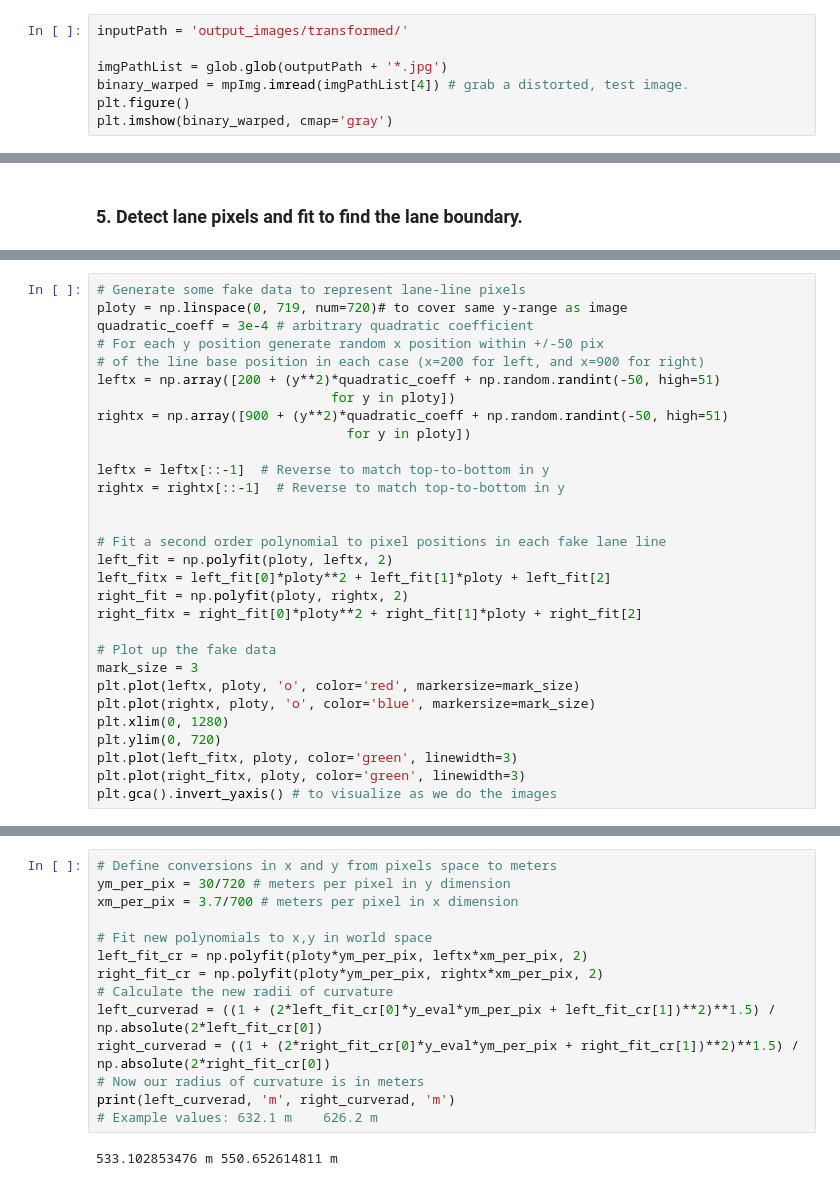
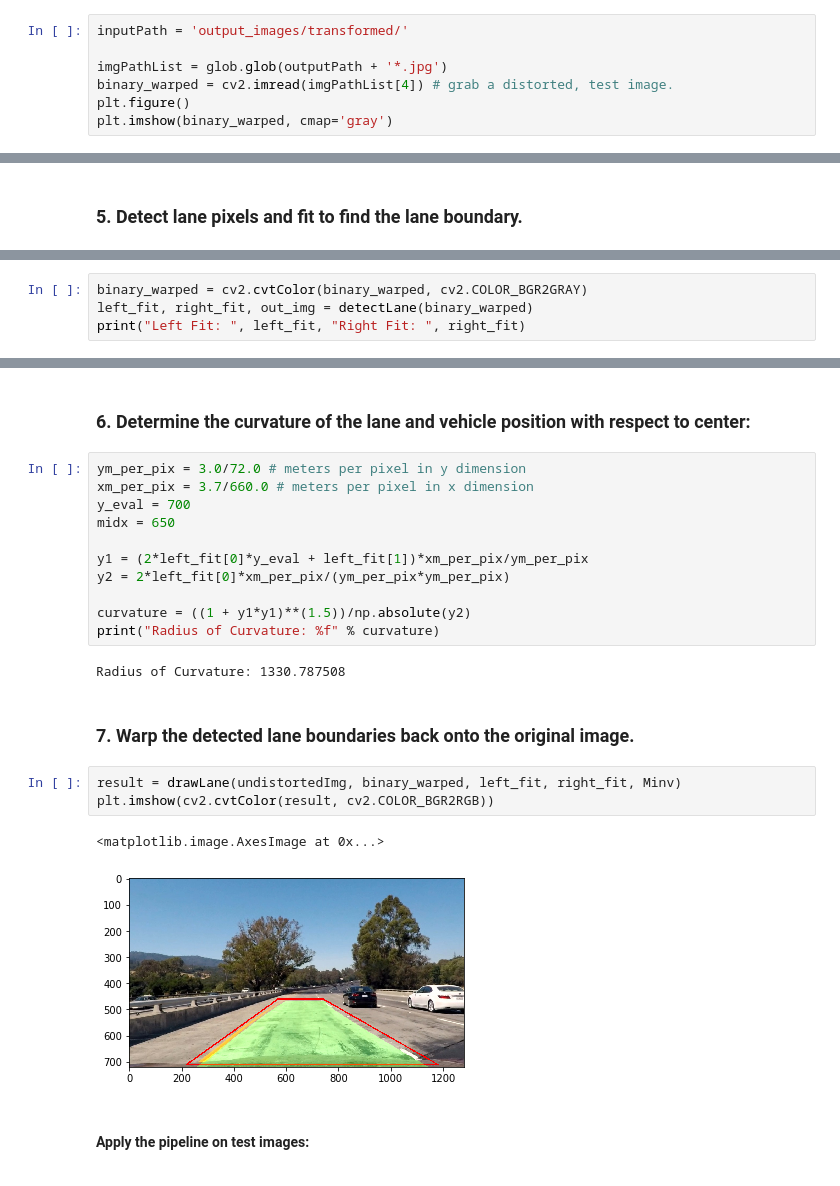
Before and after one commit to pionoor/CarND-Advanced-Lane-Lines, a Jupyter notebook: main.ipynb, the cells around one changed output, grey strips where cells are left out. Drawn from its saved outputs; the diff is of its cells as text.

```diff
--- a/main.ipynb
+++ b/main.ipynb
@@ -219,7 +136,7 @@ Done!
 inputPath = 'output_images/transformed/'
 
 imgPathList = glob.glob(outputPath + '*.jpg')
-binary_warped = mpImg.imread(imgPathList[4]) # grab a distorted, test image.
+binary_warped = cv2.imread(imgPathList[4]) # grab a distorted, test image.
 plt.figure()
 plt.imshow(binary_warped, cmap='gray')
 # %% [output]
@@ -309,0 +147,4 @@ At this point, you're done! But here is how you can visualize the result as well
+# %%
+binary_warped = cv2.cvtColor(binary_warped, cv2.COLOR_BGR2GRAY)
+left_fit, right_fit, out_img = detectLane(binary_warped)
+print("Left Fit: ", left_fit, "Right Fit: ", right_fit)
@@ -393,30 +168,0 @@ plt.ylim(720, 0)
-# %%
-# Generate some fake data to represent lane-line pixels
-ploty = np.linspace(0, 719, num=720)# to cover same y-range as image
-quadratic_coeff = 3e-4 # arbitrary quadratic coefficient
-# For each y position generate random x position within +/-50 pix
-# of the line base position in each case (x=200 for left, and x=900 for right)
-leftx = np.array([200 + (y**2)*quadratic_coeff + np.random.randint(-50, high=51)
-                              for y in ploty])
-rightx = np.array([900 + (y**2)*quadratic_coeff + np.random.randint(-50, high=51)
-                                for y in ploty])
-
-leftx = leftx[::-1]  # Reverse to match top-to-bottom in y
-rightx = rightx[::-1]  # Reverse to match top-to-bottom in y
-
-
-# Fit a second order polynomial to pixel positions in each fake lane line
-left_fit = np.polyfit(ploty, leftx, 2)
-left_fitx = left_fit[0]*ploty**2 + left_fit[1]*ploty + left_fit[2]
-right_fit = np.polyfit(ploty, rightx, 2)
-right_fitx = right_fit[0]*ploty**2 + right_fit[1]*ploty + right_fit[2]
-
-# Plot up the fake data
-mark_size = 3
-plt.plot(leftx, ploty, 'o', color='red', markersize=mark_size)
-plt.plot(rightx, ploty, 'o', color='blue', markersize=mark_size)
-plt.xlim(0, 1280)
-plt.ylim(0, 720)
-plt.plot(left_fitx, ploty, color='green', linewidth=3)
-plt.plot(right_fitx, ploty, color='green', linewidth=3)
-plt.gca().invert_yaxis() # to visualize as we do the images
@@ -435,16 +169,25 @@ print(left_curverad, right_curverad)
-# %%
-# Define conversions in x and y from pixels space to meters
-ym_per_pix = 30/720 # meters per pixel in y dimension
-xm_per_pix = 3.7/700 # meters per pixel in x dimension
-
-# Fit new polynomials to x,y in world space
-left_fit_cr = np.polyfit(ploty*ym_per_pix, leftx*xm_per_pix, 2)
-right_fit_cr = np.polyfit(ploty*ym_per_pix, rightx*xm_per_pix, 2)
-# Calculate the new radii of curvature
-left_curverad = ((1 + (2*left_fit_cr[0]*y_eval*ym_per_pix + left_fit_cr[1])**2)**1.5) / np.absolute(2*left_fit_cr[0])
-right_curverad = ((1 + (2*right_fit_cr[0]*y_eval*ym_per_pix + right_fit_cr[1])**2)**1.5) / np.absolute(2*right_fit_cr[0])
-# Now our radius of curvature is in meters
-print(left_curverad, 'm', right_curverad, 'm')
-# Example values: 632.1 m    626.2 m
-# %% [output]
-533.102853476 m 550.652614811 m
+# %% [markdown]
+### 6. Determine the curvature of the lane and vehicle position with respect to center:
+# %%
+ym_per_pix = 3.0/72.0 # meters per pixel in y dimension
+xm_per_pix = 3.7/660.0 # meters per pixel in x dimension
+y_eval = 700
+midx = 650
+
+y1 = (2*left_fit[0]*y_eval + left_fit[1])*xm_per_pix/ym_per_pix
+y2 = 2*left_fit[0]*xm_per_pix/(ym_per_pix*ym_per_pix)
+
+curvature = ((1 + y1*y1)**(1.5))/np.absolute(y2)
+print("Radius of Curvature: %f" % curvature)
+# %% [output]
+Radius of Curvature: 1330.787508
+# %% [markdown]
+### 7. Warp the detected lane boundaries back onto the original image.
+# %%
+result = drawLane(undistortedImg, binary_warped, left_fit, right_fit, Minv)
+plt.imshow(cv2.cvtColor(result, cv2.COLOR_BGR2RGB))
+# %% [output]
+<matplotlib.image.AxesImage at 0x...>
+[figure, added]
+# %% [markdown]
+#### Apply the pipeline on test images:
```
Also changed, not shown: parts of 25 cells of this notebook, 8 other files.
